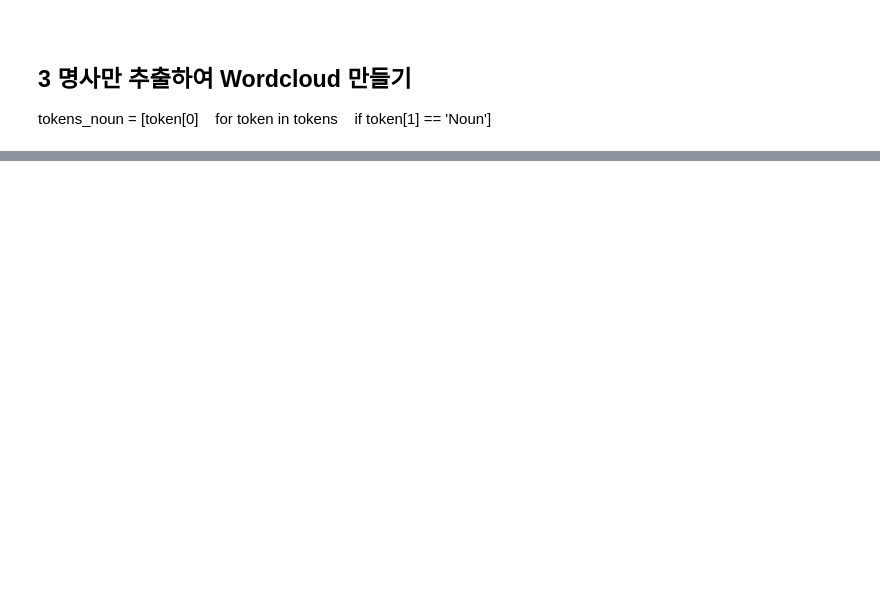
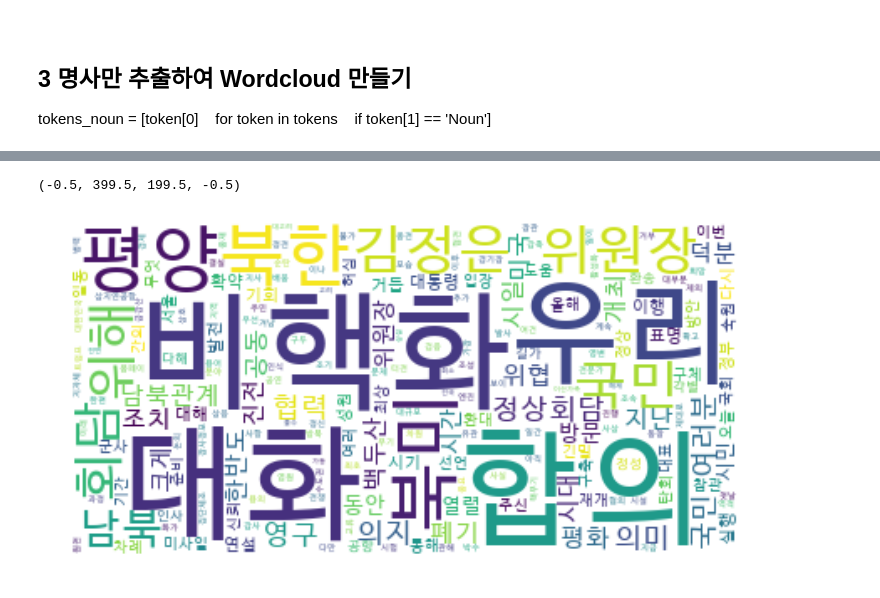
Before and after one commit to YongBeomKim/nltk_tutorial, a Jupyter notebook: ipython/02-2.WordCloud.ipynb, the cells around one changed output, grey strips where cells are left out. Cells and saved outputs as stored; diff of their text form; code cells hidden in the pictures; blank space fills up the shorter version.

```diff
--- a/ipython/02-2.WordCloud.ipynb
+++ b/ipython/02-2.WordCloud.ipynb
@@ -68,14 +107,17 @@ texts_noun[:300]
 # %%
 %matplotlib inline
 from wordcloud import WordCloud
-wcloud = WordCloud('./data/D2Coding.ttf',
+wcloud = WordCloud('../data/D2Coding.ttf',
                    relative_scaling = 0.1,
                    background_color = "white").generate(texts_noun)
 
 import matplotlib.pyplot as plt
 plt.figure(figsize=(12,12))
 plt.imshow(wcloud, interpolation='bilinear')
 plt.axis("off")
+# %% [output]
+(-0.5, 399.5, 199.5, -0.5)
+[figure, added]
 # %%
 # Token 빈도결과값
 from nltk import FreqDist
```
Also changed, not shown: parts of 10 cells of this notebook, 18 other files.
